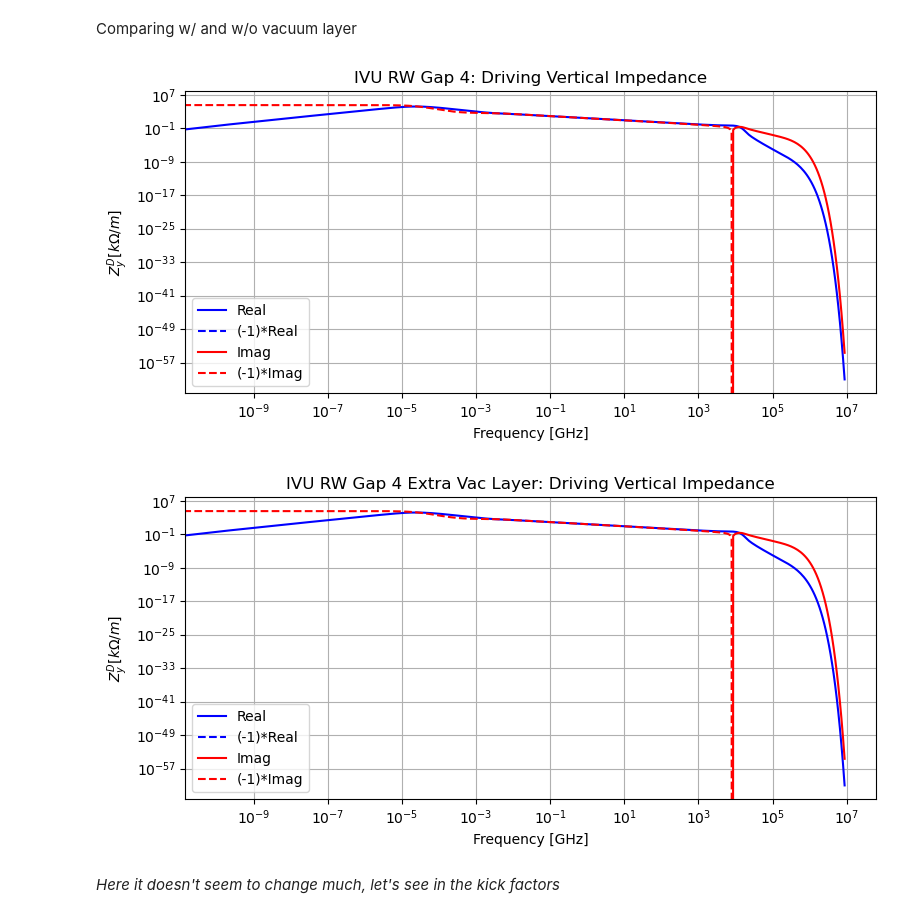
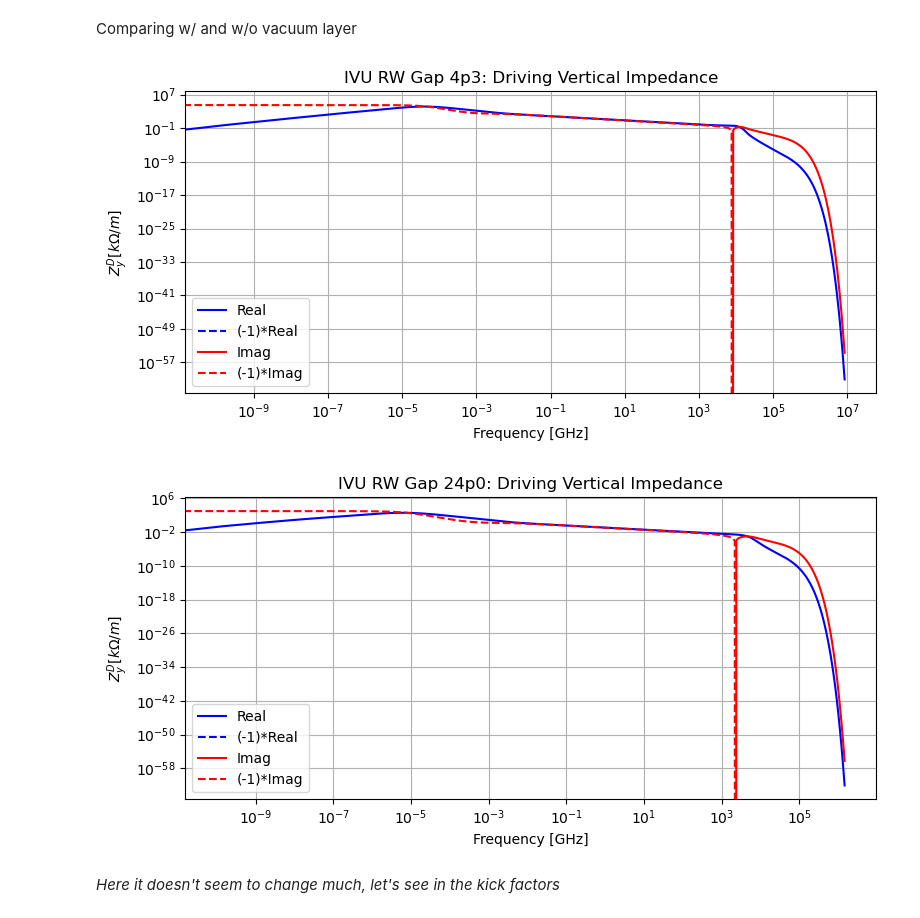
Before and after one commit to HenriqueWS11/fac-henrique, a Jupyter notebook: coding/machine_studies/ivu_theoretical_impedance/create_element_rw_final.ipynb, the cells around one changed output. Cells and saved outputs as stored; diff of their text form; code cells hidden in the pictures.

```diff
--- a/coding/machine_studies/ivu_theoretical_impedance/create_element_rw_final.ipynb
+++ b/coding/machine_studies/ivu_theoretical_impedance/create_element_rw_final.ipynb
@@ -39,7 +40,7 @@ ni_thick = 0.02e-3  # [m]
 ndfe_cond = mat_par.ndfe_cond
 ndfe_mur = mat_par.ndfe_mur
 
-gaps = [4.3e-3, 6.4e-3, 8.5e-3]  # [m]
+gaps = np.array([4.3, 4.6, 5.0, 5.6, 6.6, 8.2, 10.3, 16.0, 24.0])*1e-3  # [m]
 
 length = 2.01399  # [m]
 energy = 3e9  # [eV]
@@ -75,9 +76,7 @@ murs = list(murs)
 ### Create elements
 # %%
 el_names = [
-    'IVU RW Gap 4p3',
-    'IVU RW Gap 8p4',
-    'IVU RW Gap 10p5',
+    f'IVU RW Gap {str(gap*1e3).replace(".", "p")}' for gap in gaps
 ]
 
 els = [imp.Element(el_name) for el_name in el_names]
@@ -151,10 +164,10 @@ utils.plot_el(els[0], props=props, logx=True, logy=True, show=True)
 Comparing w/ and w/o vacuum layer
 # %%
 utils.plot_el(els[0], props='Zdy', logx=True, logy=True, show=True)
-utils.plot_el(els[3], props='Zdy', logx=True, logy=True, show=True)
+utils.plot_el(els[8], props='Zdy', logx=True, logy=True, show=True)
 # %% [output]
-[figure, old version]
+[figure, new version]
-[figure, old version]
+[figure, new version]
 # %% [markdown]
 *Here it doesn't seem to change much, let's see in the kick factors*
 # %% [markdown]
```
Also changed, not shown: parts of 6 cells of this notebook, 38 other files.
